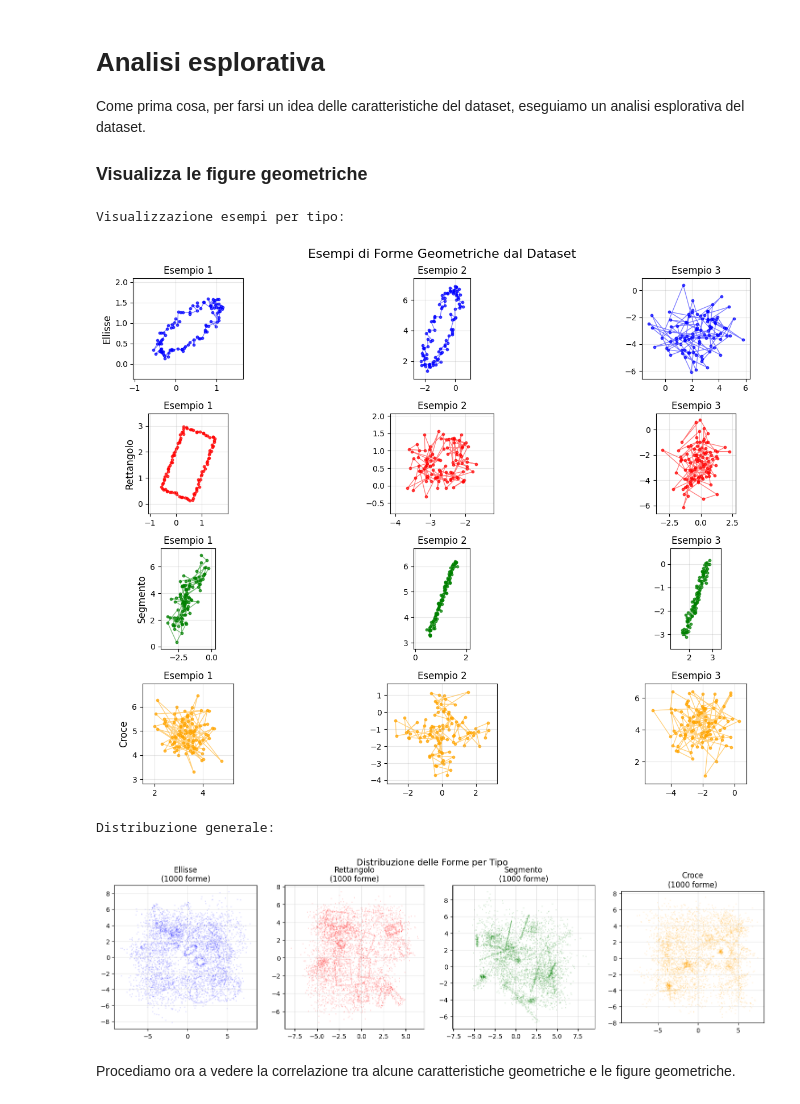
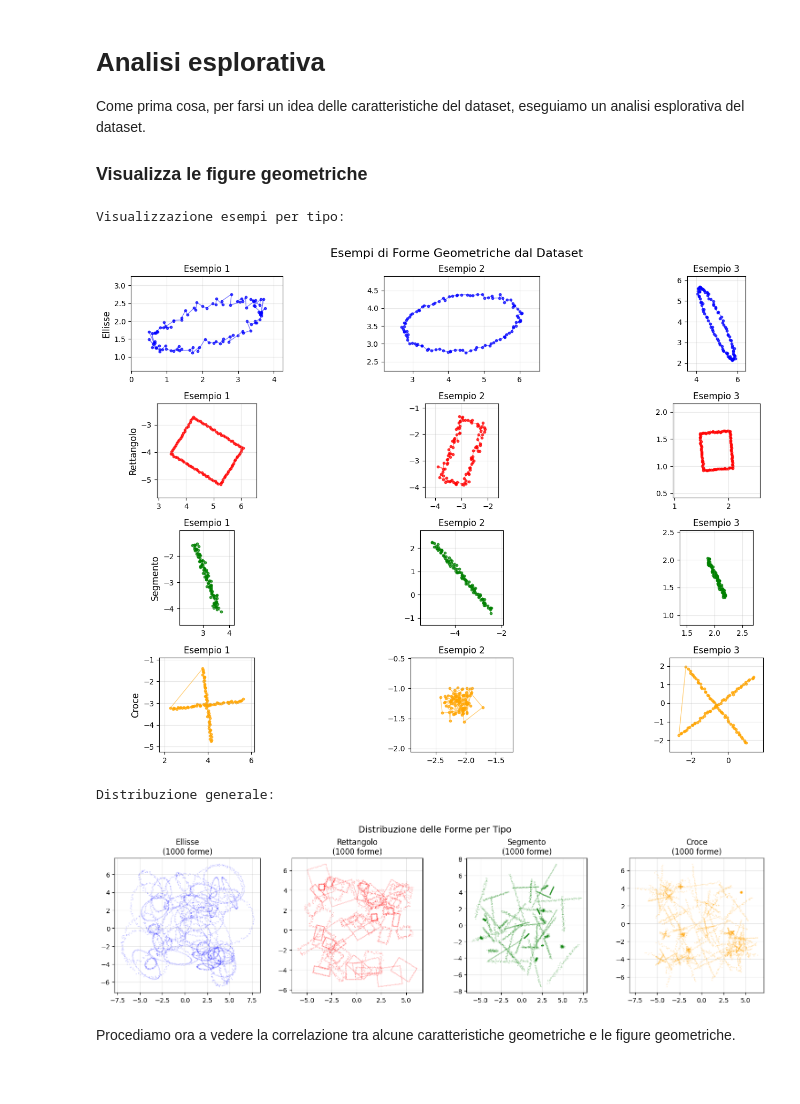
Before and after one commit to SimonePellegrini/ShapeRecognitionPython, a Jupyter notebook: riconoscimento_forme_versioneSimo.ipynb, the cells around one changed output. Saved outputs shown, nothing was run; the diff lists cells and outputs as text; code cells hidden in the pictures.

```diff
--- a/riconoscimento_forme_versioneSimo.ipynb
+++ b/riconoscimento_forme_versioneSimo.ipynb
@@ -399,37 +399,37 @@ def visualizza_distribuzione_forme(X, y, figsize=(15, 4)):
 
         # Trova tutte le forme di questo tipo
         indici = np.where(y == tipo)[0]
 
         # Disegna tutte le forme sovrapposte
         for idx in indici[:50]:  # Limita a 50 per non sovraccaricare
             punti = X[idx]
             ax.scatter(punti[:, 0], punti[:, 1],
                       c=colori[tipo], s=1, alpha=0.1)
 
         ax.set_title(f'{labels[tipo].capitalize()}\n({len(indici)} forme)')
         ax.grid(True, alpha=0.3)
         ax.set_aspect('equal')
 
     plt.suptitle('Distribuzione delle Forme per Tipo', fontsize=14)
     plt.tight_layout()
     plt.show()
 
 if __name__ == "__main__":
     # Genera dataset di esempio
-    X, y = genera_campioni(n_shapes=1000, n_punti=100, rumore_std_bound=1)
+    X, y = genera_campioni(n_shapes=1000, n_punti=100, rumore_std_bound=0.1)
 
     # Visualizza esempi
     print("Visualizzazione esempi per tipo:")
     visualizza_forme(X, y, n_per_tipo=3)
 
     # Visualizza distribuzione
     print("\nDistribuzione generale:")
     visualizza_distribuzione_forme(X, y)
 # %% [output]
 Visualizzazione esempi per tipo:
-[figure, old version]
+[figure, new version]
 Distribuzione generale:
-[figure, old version]
+[figure, new version]
 # %% [markdown]
 Procediamo ora a vedere la correlazione tra alcune caratteristiche geometriche e le figure geometriche.
 # %%
```
Also changed, not shown: parts of 19 cells of this notebook.
